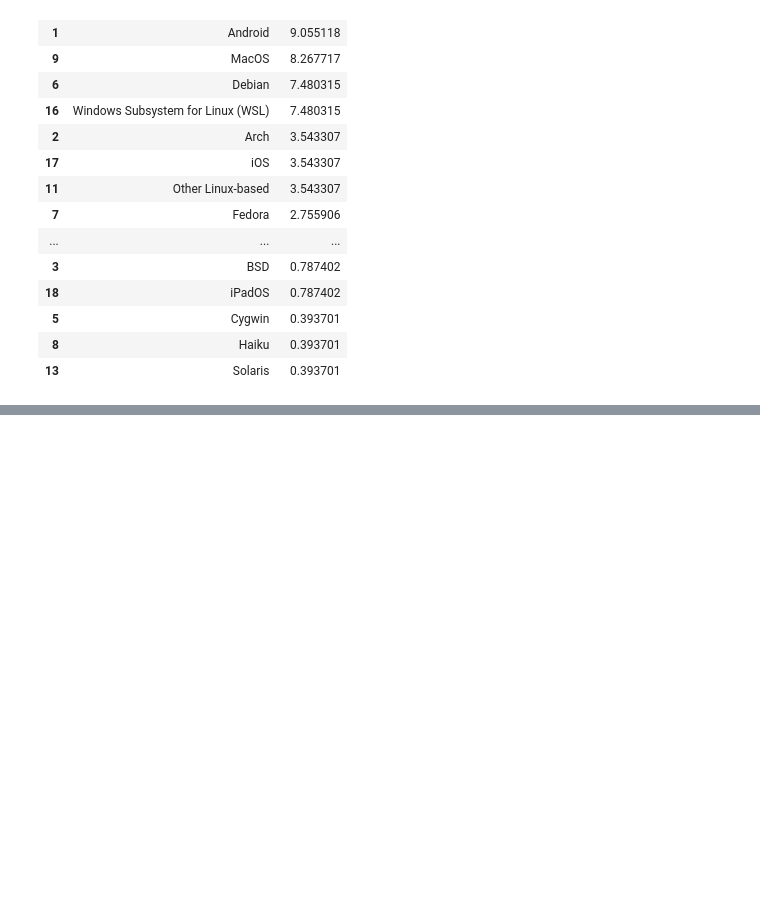
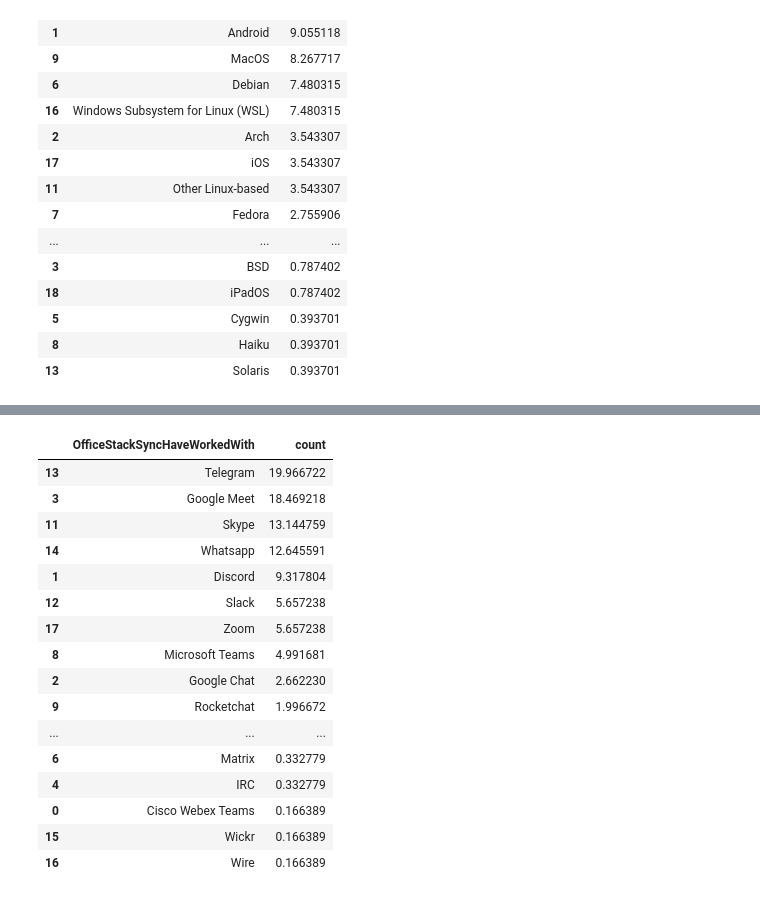
Before and after one commit to abrahim-k/stack_overflow_data, a Jupyter notebook: stack_overflow.ipynb, the cells around one changed output, grey strips where cells are left out. Saved outputs shown, nothing was run; the diff lists cells and outputs as text; code cells hidden in the pictures; blank space fills up the shorter version.

```diff
--- a/stack_overflow.ipynb
+++ b/stack_overflow.ipynb
@@ -285,0 +340,22 @@ some_influence_language
+# %%
+
+some_influence_communication = some_result_maker.get_percentages_df_by_column('OfficeStackSyncHaveWorkedWith')
+some_influence_communication
+# %% [output]
+|  | OfficeStackSyncHaveWorkedWith | count |
+| 13 | Telegram | 19.966722 |
+| 3 | Google Meet | 18.469218 |
+| 11 | Skype | 13.144759 |
+| 14 | Whatsapp | 12.645591 |
+| 1 | Discord | 9.317804 |
+| 12 | Slack | 5.657238 |
+| 17 | Zoom | 5.657238 |
+| 8 | Microsoft Teams | 4.991681 |
+| 2 | Google Chat | 2.662230 |
+| 9 | Rocketchat | 1.996672 |
+| ... | ... | ... |
+| 6 | Matrix | 0.332779 |
+| 4 | IRC | 0.332779 |
+| 0 | Cisco Webex Teams | 0.166389 |
+| 15 | Wickr | 0.166389 |
+| 16 | Wire | 0.166389 |
```
Also changed, not shown: parts of 5 cells of this notebook.
